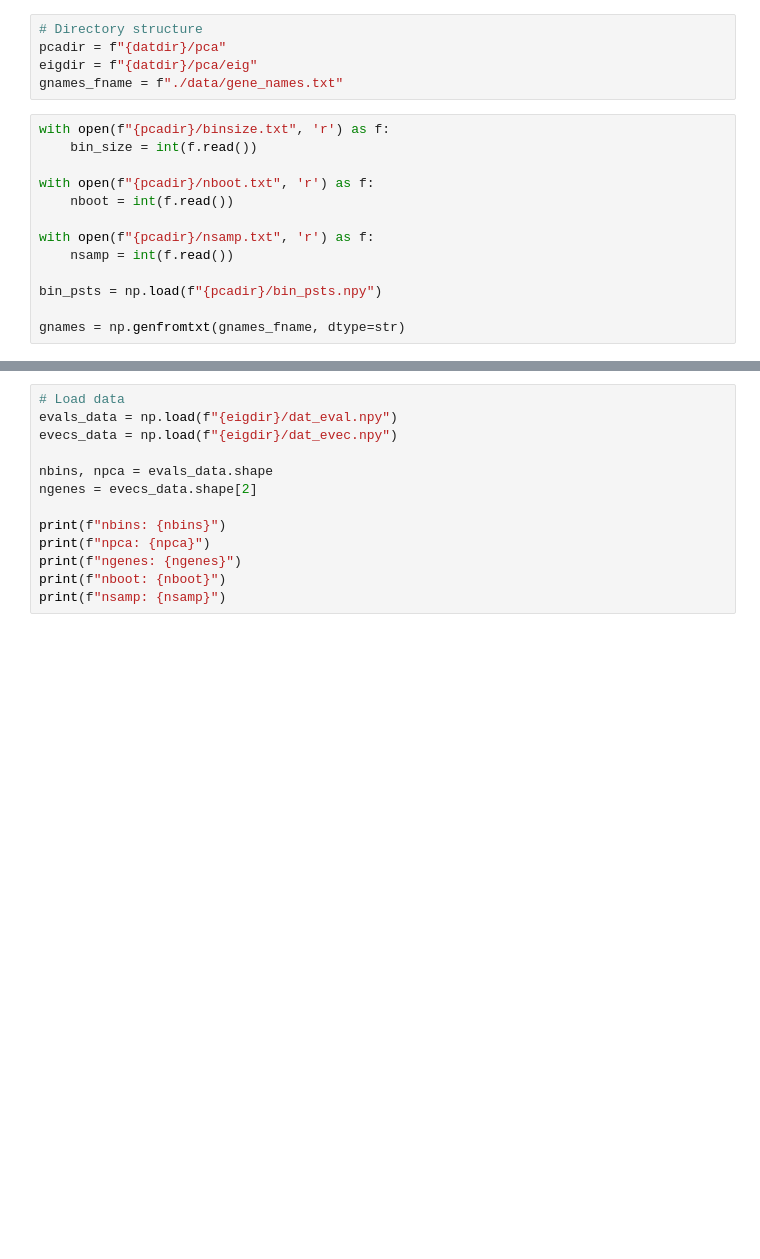
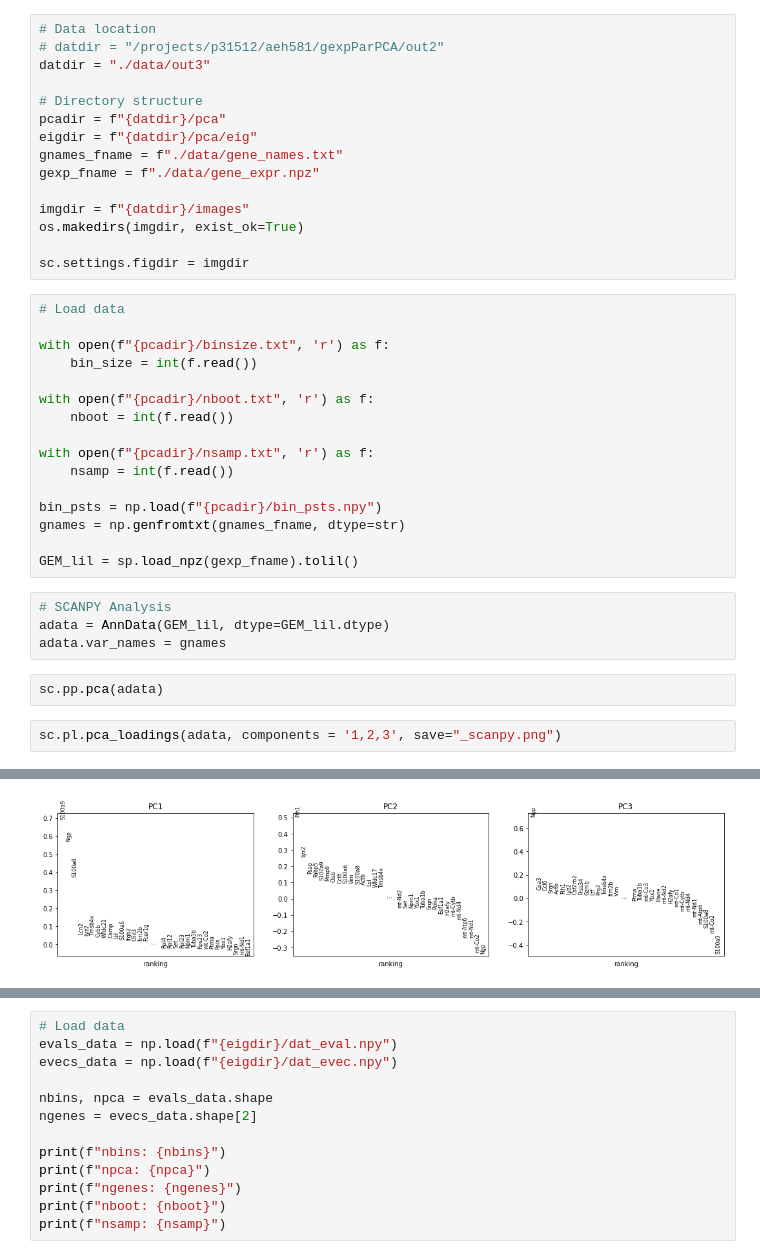
Before and after one commit to AddisonHowe/gexpParPCA, a Jupyter notebook: nb.ipynb, the cells around one changed output, grey strips where cells are left out. Saved outputs shown, nothing was run; the diff lists cells and outputs as text; blank space fills up the shorter version.

```diff
--- a/nb.ipynb
+++ b/nb.ipynb
@@ -9,9 +49,21 @@ datdir = "./data/out2"
 # %%
+# Data location
+# datdir = "/projects/p31512/aeh581/gexpParPCA/out2"
+datdir = "./data/out3"
+
 # Directory structure
 pcadir = f"{datdir}/pca"
 eigdir = f"{datdir}/pca/eig"
 gnames_fname = f"./data/gene_names.txt"
+gexp_fname = f"./data/gene_expr.npz"
+
+imgdir = f"{datdir}/images"
+os.makedirs(imgdir, exist_ok=True)
+
+sc.settings.figdir = imgdir
 # %%
+# Load data
+
 with open(f"{pcadir}/binsize.txt", 'r') as f:
     bin_size = int(f.read())
 
@@ -22,5 +74,15 @@ with open(f"{pcadir}/nsamp.txt", 'r') as f:
     nsamp = int(f.read())
 
 bin_psts = np.load(f"{pcadir}/bin_psts.npy")
+gnames = np.genfromtxt(gnames_fname, dtype=str)
 
-gnames = np.genfromtxt(gnames_fname, dtype=str)
+GEM_lil = sp.load_npz(gexp_fname).tolil()
+# %%
+# SCANPY Analysis
+adata = AnnData(GEM_lil, dtype=GEM_lil.dtype)
+adata.var_names = gnames
+# %%
+sc.pp.pca(adata)
+# %%
+sc.pl.pca_loadings(adata, components = '1,2,3', save="_scanpy.png")
+# %% [output]
@@ -26,0 +90 @@ gnames = np.genfromtxt(gnames_fname, dtype=str)
+[figure, added]
```
Also changed, not shown: parts of 19 cells of this notebook.
